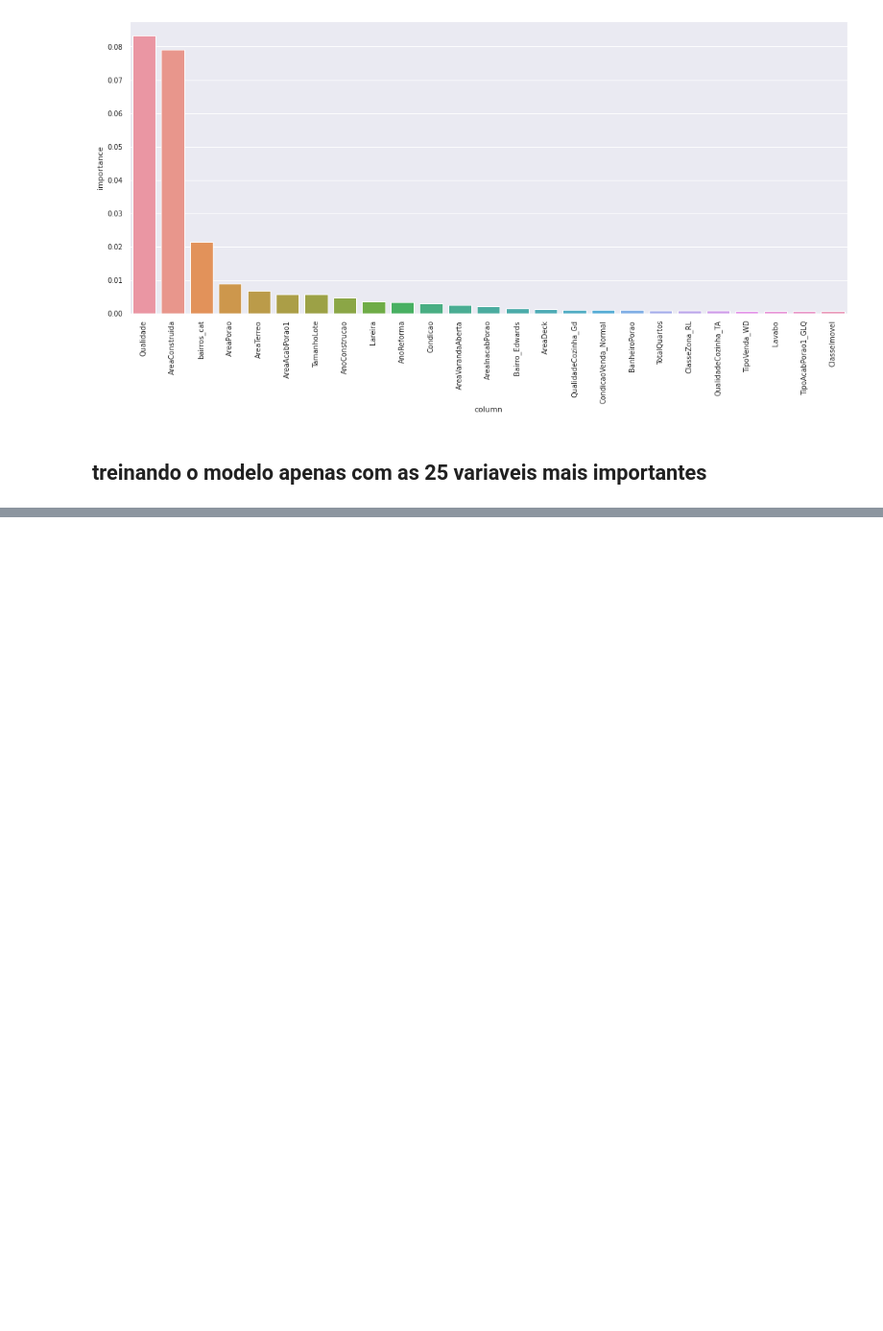
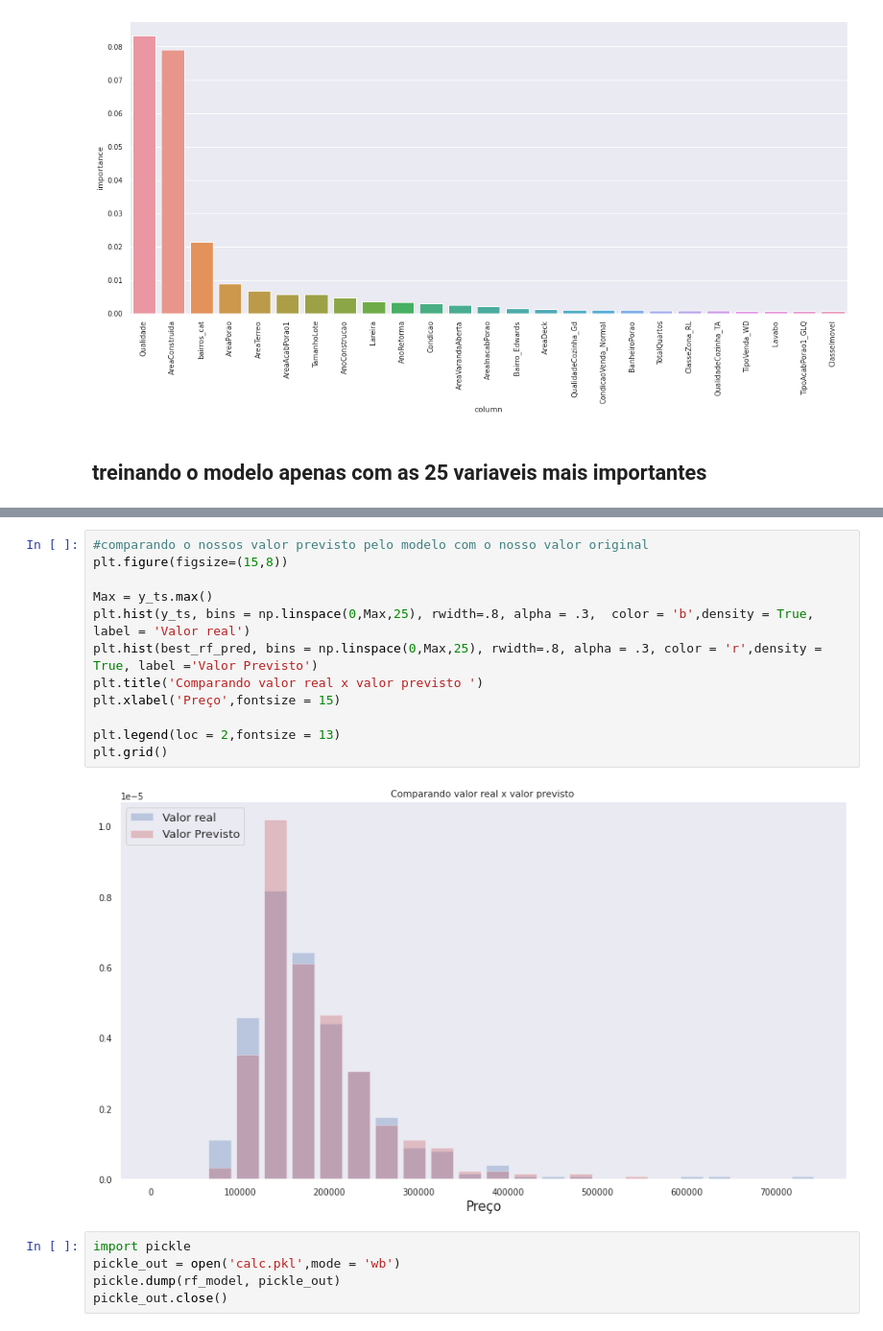
Before and after one commit to DionesGouvea/House-Price-Prediction-QuintoAndar, a Jupyter notebook: Precificação_de_imóveis_Quinto_Andar.ipynb, the cells around one changed output, grey strips where cells are left out. Shown at 96% size. Saved outputs shown, nothing was run; the diff lists cells and outputs as text; blank space fills up the shorter version.

```diff
--- a/Precificação_de_imóveis_Quinto_Andar.ipynb
+++ b/Precificação_de_imóveis_Quinto_Andar.ipynb
@@ -664,0 +665,19 @@ metrics_report(y_ts,best_rf_pred,'validation')
+# %%
+#comparando o nossos valor previsto pelo modelo com o nosso valor original
+plt.figure(figsize=(15,8))
+
+Max = y_ts.max()
+plt.hist(y_ts, bins = np.linspace(0,Max,25), rwidth=.8, alpha = .3,  color = 'b',density = True, label = 'Valor real')
+plt.hist(best_rf_pred, bins = np.linspace(0,Max,25), rwidth=.8, alpha = .3, color = 'r',density = True, label ='Valor Previsto')
+plt.title('Comparando valor real x valor previsto ')
+plt.xlabel('Preço',fontsize = 15)
+
+plt.legend(loc = 2,fontsize = 13)
+plt.grid()
+# %% [output]
+[figure, added]
+# %%
+import pickle
+pickle_out = open('calc.pkl',mode = 'wb')
+pickle.dump(rf_model, pickle_out)
+pickle_out.close()
```
Also changed, not shown: parts of 23 cells of this notebook.
